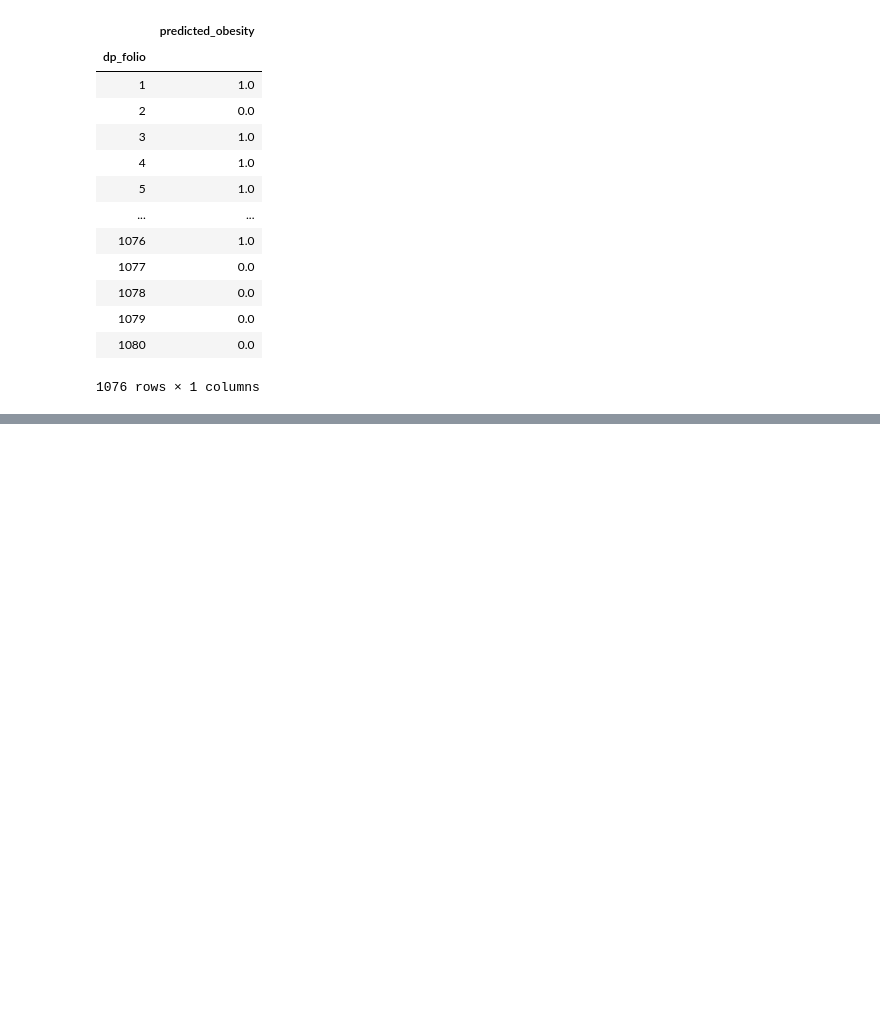
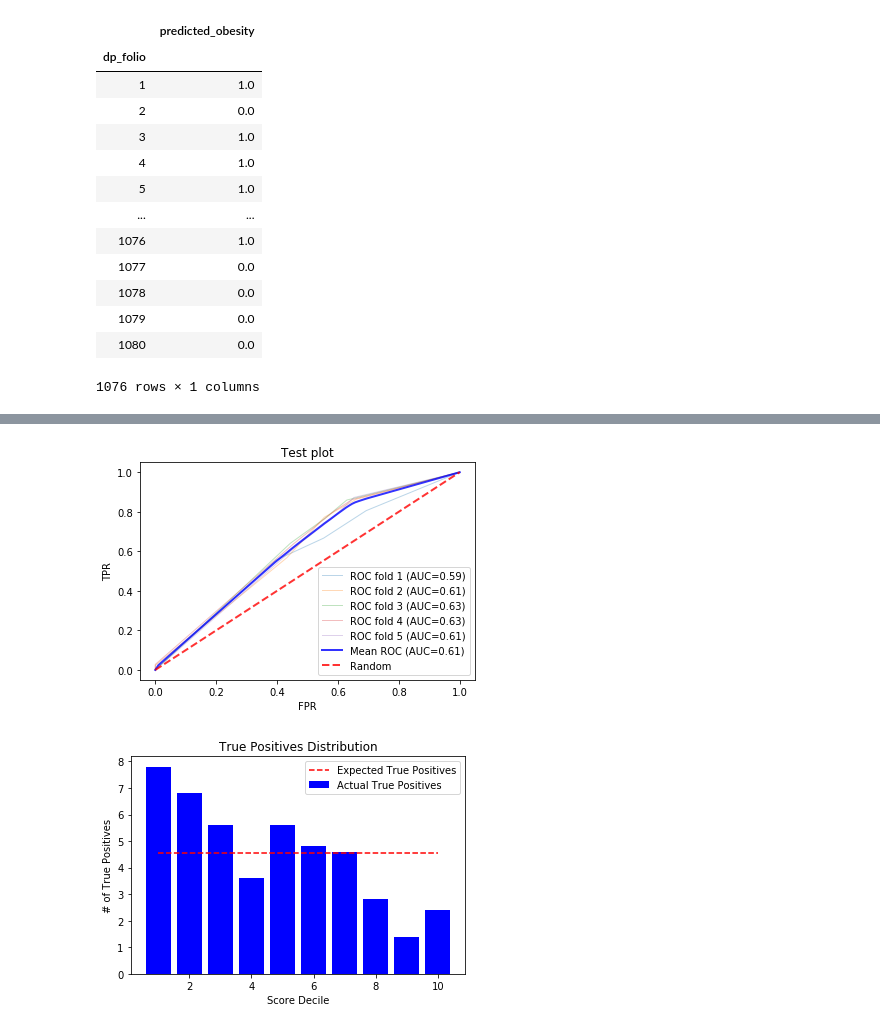
Before and after one commit to vicalbiter/histories, a Jupyter notebook: Classes Playground.ipynb, the cells around one changed output, grey strips where cells are left out. Saved outputs shown, nothing was run; the diff lists cells and outputs as text; code cells hidden in the pictures; blank space fills up the shorter version.

```diff
--- a/Classes Playground.ipynb
+++ b/Classes Playground.ipynb
@@ -730,0 +865,5 @@ gnb.get_predicted_labels()
+# %%
+validation.runCV(ndata[(ndata.ejer0B != "N") & (ndata.condi0B != "N")], query_features_nba, "obesity", 1, 5, "Test plot")
+# %% [output]
+[figure, added]
+[figure, added]
```
Also changed, not shown: parts of 7 cells of this notebook.
